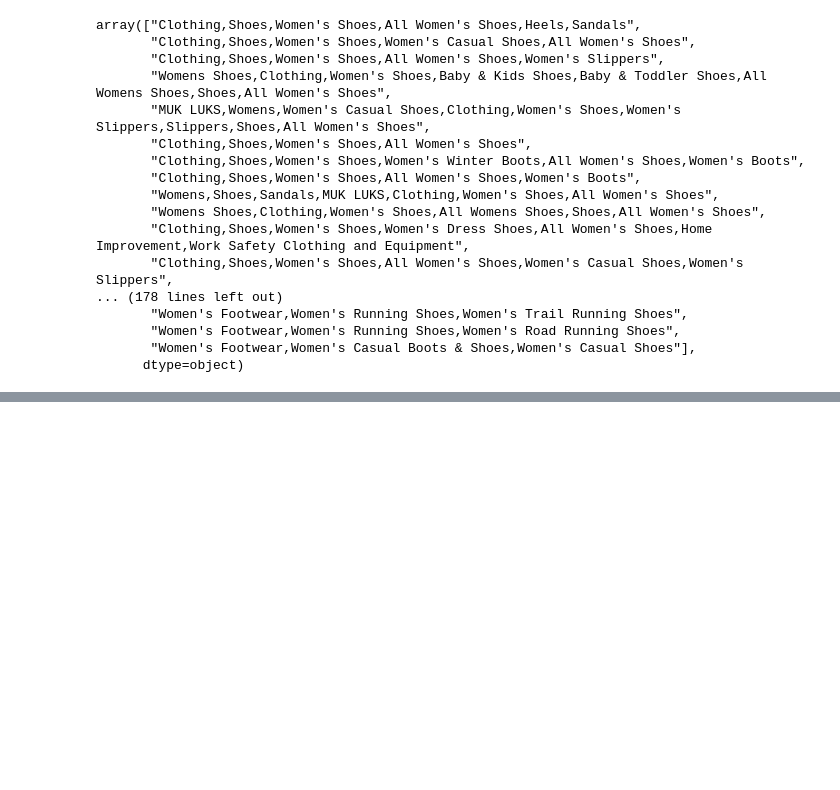
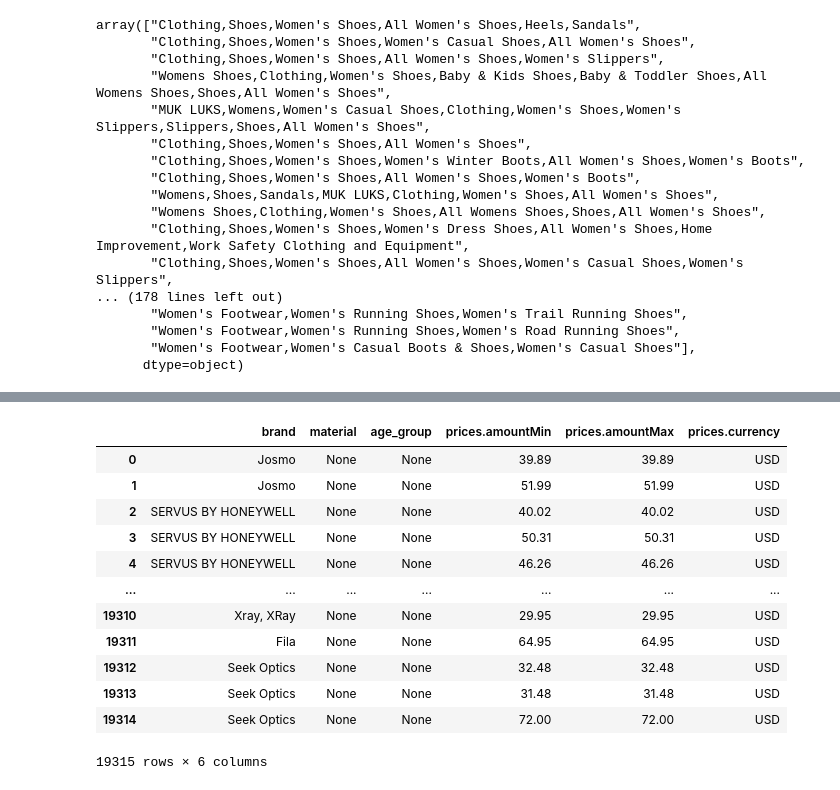
Before and after one commit to danidemi/corso-ifoa-machine-learning, a Jupyter notebook: project-work/Tutorial.ipynb, the cells around one changed output, grey strips where cells are left out. Cells and saved outputs as stored; diff of their text form; code cells hidden in the pictures; blank space fills up the shorter version.

```diff
--- a/project-work/Tutorial.ipynb
+++ b/project-work/Tutorial.ipynb
@@ -123,0 +225,74 @@ print(s)
+# %%
+# Creare un dataset ridotto
+
+
+import json
+import math
+import sys
+
+
+def extract_material(features_json):
+    # [{"key":"Material","value":["Suede"]},{"key":"Gender","value":["Men"]},{"key":"Color","value":["Beige"]},{"key":"Model","value":["M254TNN"]},{"key":"Manufacturer Part Number","value":["M254TNN"]},{"key":"Brand","value":["New Balance Numeric"]},{"key":"Age Group","value":["Adult"]}]
+    try:
+        if (type(features_json) == float):
+            return None
+
+        if (type(features_json) != str):
+            print( f"WARN not a string but a {type(features_json)} {features_json}" )
+            return None
+
+        features_json = features_json.replace("\\\\", "\\")
+        kvs = json.loads(features_json)
+        for kv in kvs:
+            if(kv["key"] == "Material"):
+                return kv["value"][0]
+
+        return None
+    except:
+        err_type, err_value, err_traceback = sys.exc_info()
+        print( f"WARN '{err_type}' '{err_value}' parsing {features_json}" )
+        return None
+
+def extract_age_group(features_json):
+    try:
+        if (type(features_json) == float):
+            return None
+
+        if (type(features_json) != str):
+            print( f"WARN not a string but a {type(features_json)} {features_json}" )
+            return None
+
+        features_json = features_json.replace("\\\\", "\\")
+        kvs = json.loads(features_json)
+        for kv in kvs:
+            if(kv["key"] == "Age Group"):
+                return kv["value"][0]
+        return None
+    except:
+        err_type, err_value, err_traceback = sys.exc_info()
+        print( f"WARN '{err_type}' '{err_value}' parsing {features_json}" )
+        return None
+
+reduced_dataset = pd.DataFrame()
+reduced_dataset["brand"] = dataset["brand"]
+reduced_dataset["material"] = dataset["features"].apply( extract_material )
+reduced_dataset["age_group"] = dataset["features"].apply( extract_age_group )
+reduced_dataset["prices.amountMin"] = pd.to_numeric(dataset["prices.amountMin"], errors='coerce')
+reduced_dataset["prices.amountMax"] = pd.to_numeric(dataset["prices.amountMax"], errors='coerce')
+reduced_dataset["prices.currency"] = dataset["prices.currency"]
+
+reduced_dataset
+# %% [output]
+|  | brand | material | age_group | prices.amountMin | prices.amountMax | prices.currency |
+| 0 | Josmo | None | None | 39.89 | 39.89 | USD |
+| 1 | Josmo | None | None | 51.99 | 51.99 | USD |
+| 2 | SERVUS BY HONEYWELL | None | None | 40.02 | 40.02 | USD |
+| 3 | SERVUS BY HONEYWELL | None | None | 50.31 | 50.31 | USD |
+| 4 | SERVUS BY HONEYWELL | None | None | 46.26 | 46.26 | USD |
+| ... | ... | ... | ... | ... | ... | ... |
+| 19310 | Xray, XRay | None | None | 29.95 | 29.95 | USD |
+| 19311 | Fila | None | None | 64.95 | 64.95 | USD |
+| 19312 | Seek Optics | None | None | 32.48 | 32.48 | USD |
+| 19313 | Seek Optics | None | None | 31.48 | 31.48 | USD |
+| 19314 | Seek Optics | None | None | 72.00 | 72.00 | USD |
+19315 rows × 6 columns
```
Also changed, not shown: parts of 13 cells of this notebook.
